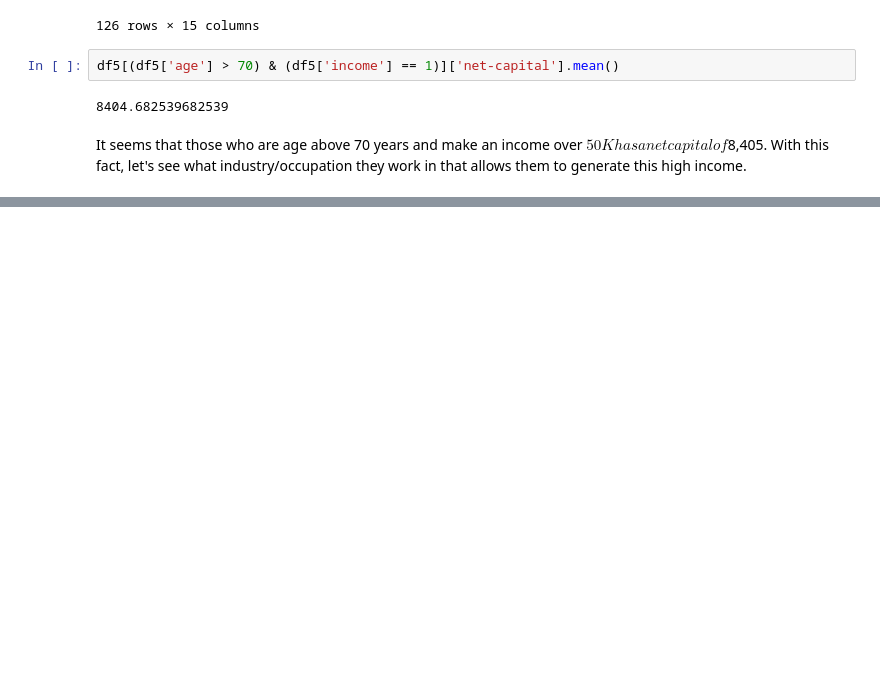
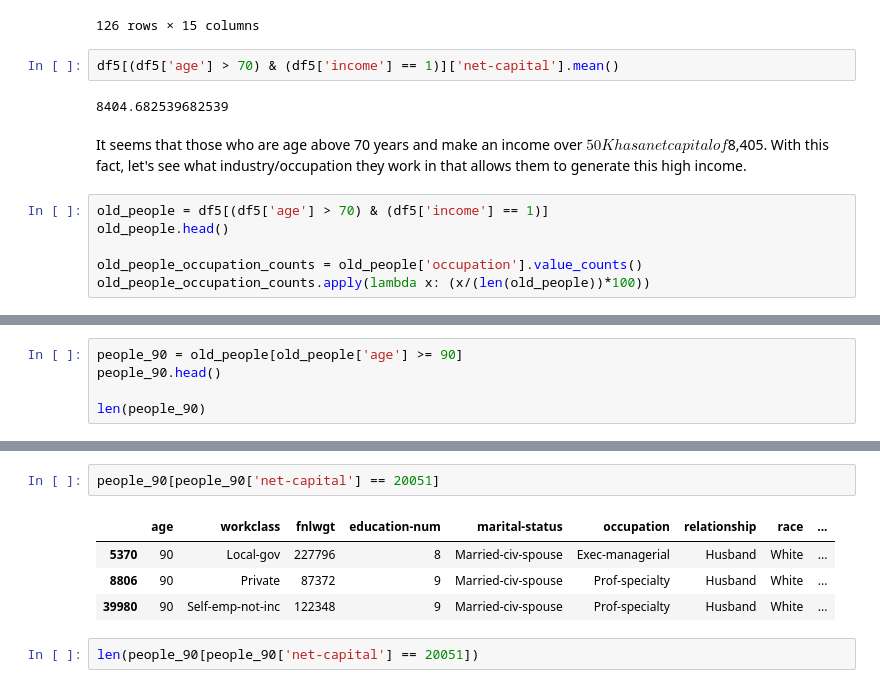
Before and after one commit to klam912/income_prediction, a Jupyter notebook: code/analysis.ipynb, the cells around one changed output, grey strips where cells are left out. Cells and saved outputs as stored; diff of their text form; blank space fills up the shorter version.

```diff
--- a/code/analysis.ipynb
+++ b/code/analysis.ipynb
@@ -601,3 +601,9 @@ df5[(df5['age'] > 70) & (df5['income'] == 1)]['net-capital'].mean()
 8404.682539682539
 # %% [markdown]
 It seems that those who are age above 70 years and make an income over $50K has a net capital of $8,405. With this fact, let's see what industry/occupation they work in that allows them to generate this high income.
+# %%
+old_people = df5[(df5['age'] > 70) & (df5['income'] == 1)]
+old_people.head()
+
+old_people_occupation_counts = old_people['occupation'].value_counts()
+old_people_occupation_counts.apply(lambda x: (x/(len(old_people))*100))
@@ -603,0 +629,5 @@ It seems that those who are age above 70 years and make an income over $50K has
+# %%
+people_90 = old_people[old_people['age'] >= 90]
+people_90.head()
+
+len(people_90)
@@ -603,0 +672,9 @@ It seems that those who are age above 70 years and make an income over $50K has
+# %%
+people_90[people_90['net-capital'] == 20051]
+# %% [output]
+|  | age | workclass | fnlwgt | education-num | marital-status | occupation | relationship | race | ... |
+| 5370 | 90 | Local-gov | 227796 | 8 | Married-civ-spouse | Exec-managerial | Husband | White | ... |
+| 8806 | 90 | Private | 87372 | 9 | Married-civ-spouse | Prof-specialty | Husband | White | ... |
+| 39980 | 90 | Self-emp-not-inc | 122348 | 9 | Married-civ-spouse | Prof-specialty | Husband | White | ... |
+# %%
+len(people_90[people_90['net-capital'] == 20051])
```
Also changed, not shown: parts of 33 cells of this notebook.
